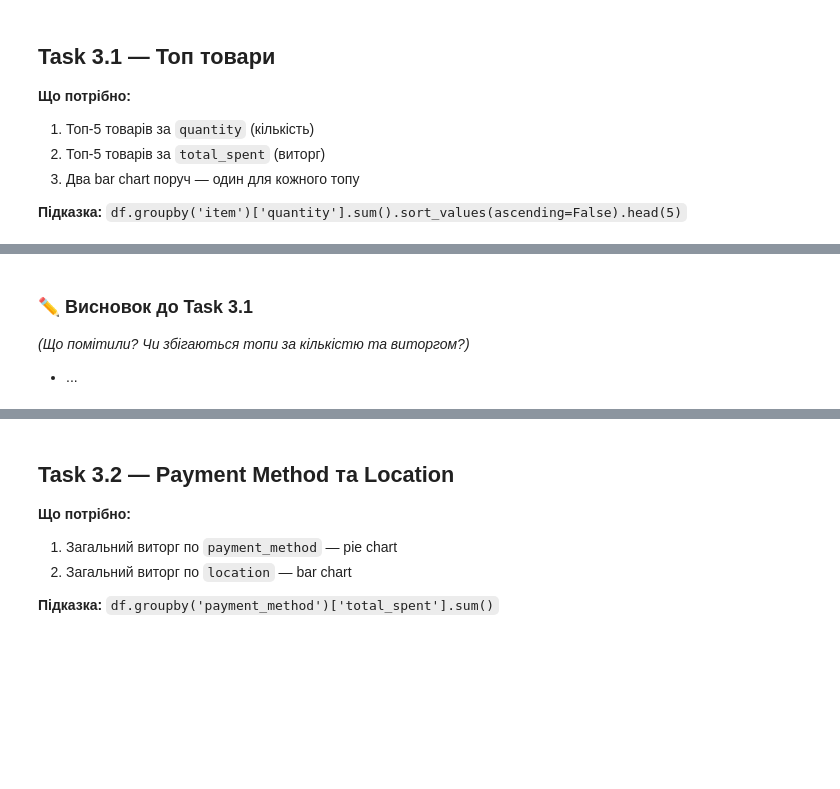
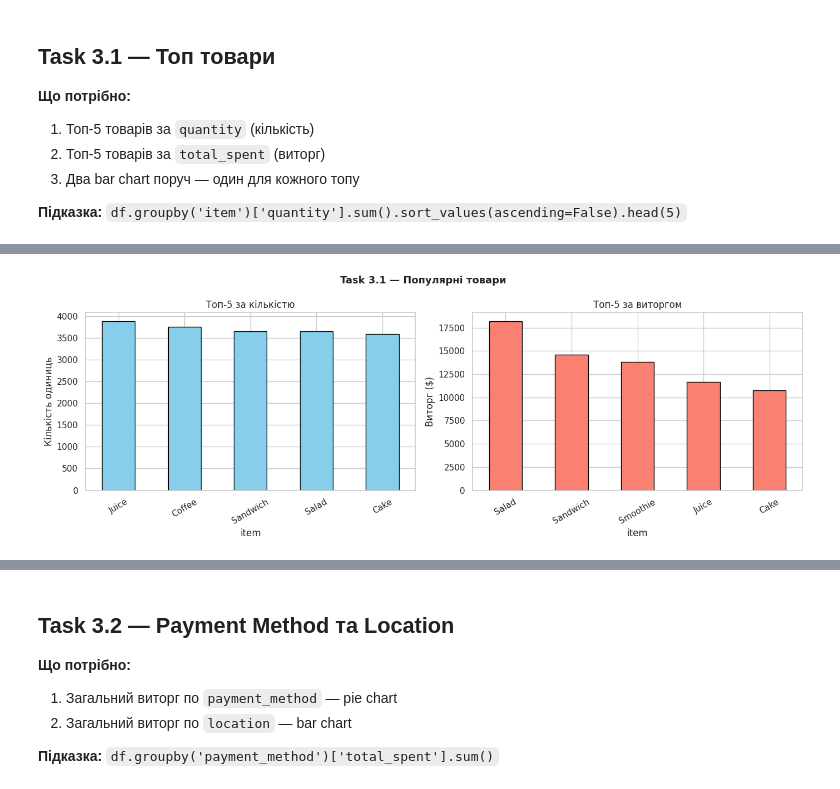
Before and after one commit to DymaStar/Analysis_Cafe_Sales-, a Jupyter notebook: DS_110626cafe_eda_workbook_version2.ipynb, the cells around one changed output, grey strips where cells are left out. Drawn from its saved outputs; the diff is of its cells as text; code cells hidden in the pictures; blank space fills up the shorter version.

```diff
--- a/DS_110626cafe_eda_workbook_version2.ipynb
+++ b/DS_110626cafe_eda_workbook_version2.ipynb
@@ -1210,11 +1210,12 @@ print(f'✓ Збережено: {FILE_OUT} — готовий для Tableau!')
 **Підказка:** `df.groupby('item')['quantity'].sum().sort_values(ascending=False).head(5)`
 # %%
 # Топ-5 за кількістю
-top_qty = # ВАШ КОД ТУТ
+top_qty = df.groupby('item')['quantity'].sum().sort_values(ascending=False).head(5)
 
 # Топ-5 за виторгом
-top_rev = # ВАШ КОД ТУТ
+top_rev = df.groupby('item')['total_spent'].sum().sort_values(ascending=False).head(5)
 
+# to_string() — перетворюємо Series/DataFrame у звичайний текст без службової інформації (dtype).
 print('Топ-5 за кількістю:')
 print(top_qty.to_string())
 print('\nТоп-5 за виторгом:')
@@ -1222,24 +1239,21 @@ print(top_rev.round(2).to_string())
 # %%
 fig, axes = plt.subplots(1, 2, figsize=(14, 5))
 fig.suptitle('Task 3.1 — Популярні товари', fontsize=13, fontweight='bold')
 
 # Графік 1: топ за кількістю
-# ВАШ КОД ТУТ
+top_qty.plot(kind='bar', ax=axes[0], color='skyblue', edgecolor='black')
 axes[0].set_title('Топ-5 за кількістю')
 axes[0].set_ylabel('Кількість одиниць')
 axes[0].tick_params(axis='x', rotation=30)
 
 # Графік 2: топ за виторгом
-# ВАШ КОД ТУТ
+top_rev.plot(kind='bar', ax=axes[1], color='salmon', edgecolor='black')
 axes[1].set_title('Топ-5 за виторгом')
 axes[1].set_ylabel('Виторг ($)')
 axes[1].tick_params(axis='x', rotation=30)
 
 plt.tight_layout()
 plt.savefig('part3_task31.png', dpi=130, bbox_inches='tight')
 plt.show()
+# %% [output]
+[figure, added]
-# %% [markdown]
-### ✏️ Висновок до Task 3.1
-*(Що помітили? Чи збігаються топи за кількістю та виторгом?)*
-
-- ...
```
Also changed, not shown: parts of 9 cells of this notebook.
